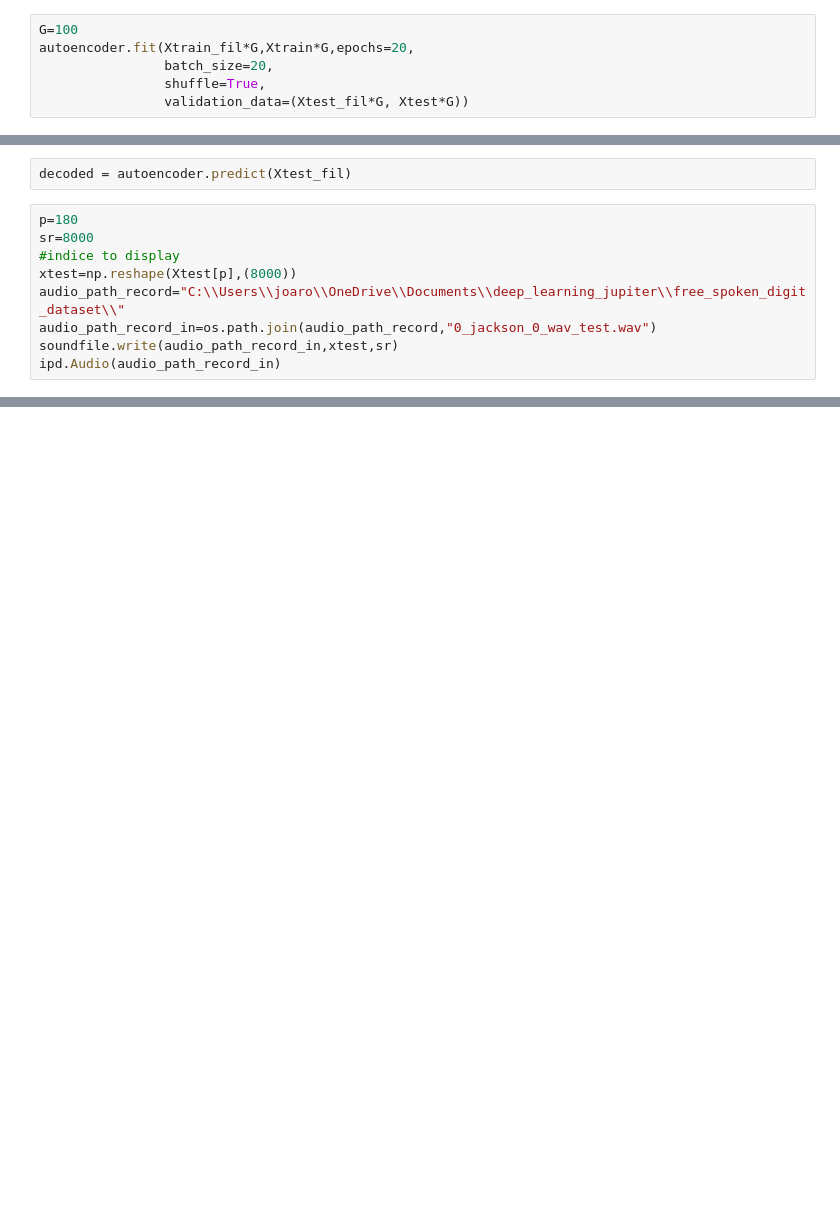
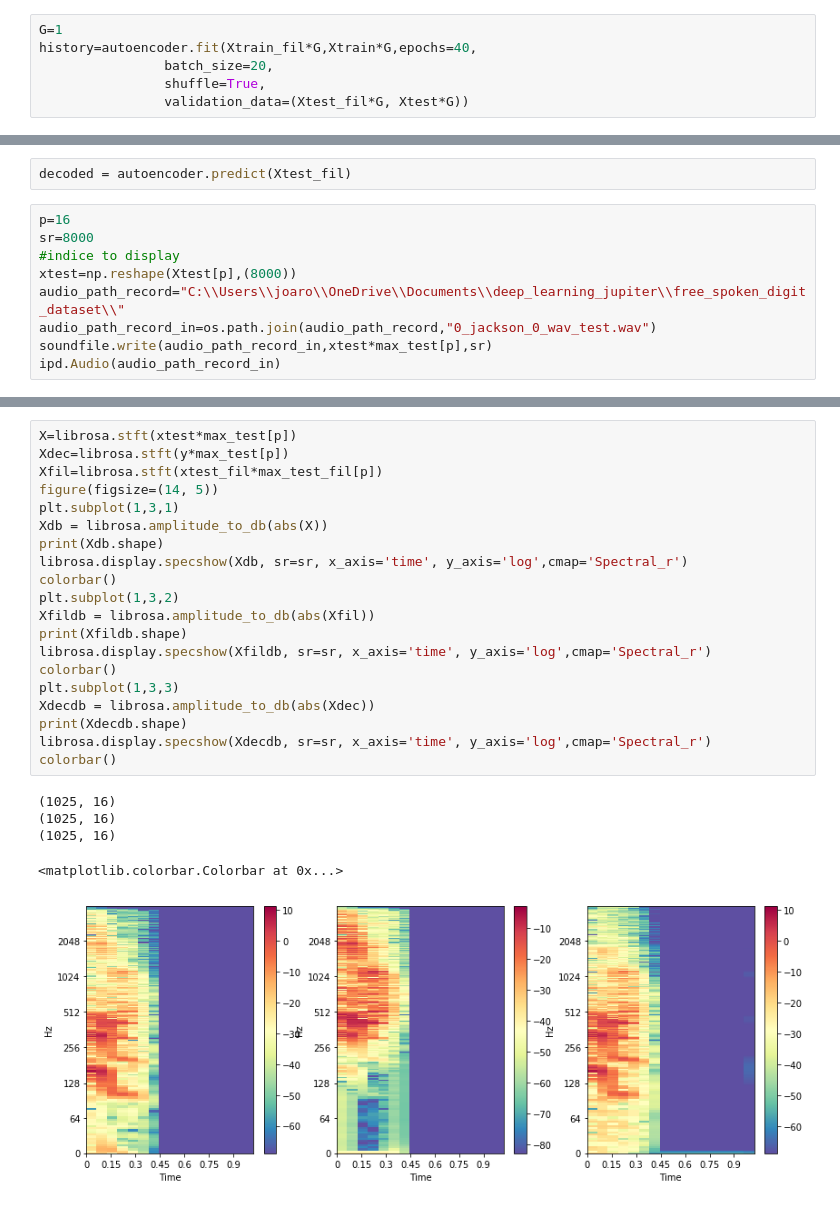
Before and after one commit to JoachimROSSEEL/AudioSuperResolution, a Jupyter notebook: super_resolution_with_wav.ipynb, the cells around one changed output, grey strips where cells are left out. Saved outputs shown, nothing was run; the diff lists cells and outputs as text; blank space fills up the shorter version.

```diff
--- a/super_resolution_with_wav.ipynb
+++ b/super_resolution_with_wav.ipynb
@@ -107,6 +113,6 @@ ________________________________________________________________________________
 # %%
-G=100
-autoencoder.fit(Xtrain_fil*G,Xtrain*G,epochs=20,
+G=1
+history=autoencoder.fit(Xtrain_fil*G,Xtrain*G,epochs=40,
                 batch_size=20,
                 shuffle=True,
                 validation_data=(Xtest_fil*G, Xtest*G))
@@ -132,13 +137,13 @@ Epoch 20/20
 # %%
 decoded = autoencoder.predict(Xtest_fil)
 # %%
-p=180
+p=16
 sr=8000
 #indice to display
 xtest=np.reshape(Xtest[p],(8000))
 audio_path_record="C:\\Users\\joaro\\OneDrive\\Documents\\deep_learning_jupiter\\free_spoken_digit_dataset\\"
 audio_path_record_in=os.path.join(audio_path_record,"0_jackson_0_wav_test.wav")
-soundfile.write(audio_path_record_in,xtest,sr)
+soundfile.write(audio_path_record_in,xtest*max_test[p],sr)
 ipd.Audio(audio_path_record_in)
 # %% [output]
 [interactive output not drawn]
@@ -196,0 +209,26 @@ print(error)
+# %%
+X=librosa.stft(xtest*max_test[p])
+Xdec=librosa.stft(y*max_test[p])
+Xfil=librosa.stft(xtest_fil*max_test_fil[p])
+figure(figsize=(14, 5))
+plt.subplot(1,3,1)
+Xdb = librosa.amplitude_to_db(abs(X))
+print(Xdb.shape)
+librosa.display.specshow(Xdb, sr=sr, x_axis='time', y_axis='log',cmap='Spectral_r')
+colorbar()
+plt.subplot(1,3,2)
+Xfildb = librosa.amplitude_to_db(abs(Xfil))
+print(Xfildb.shape)
+librosa.display.specshow(Xfildb, sr=sr, x_axis='time', y_axis='log',cmap='Spectral_r')
+colorbar()
+plt.subplot(1,3,3)
+Xdecdb = librosa.amplitude_to_db(abs(Xdec))
+print(Xdecdb.shape)
+librosa.display.specshow(Xdecdb, sr=sr, x_axis='time', y_axis='log',cmap='Spectral_r')
+colorbar()
+# %% [output]
+(1025, 16)
+(1025, 16)
+(1025, 16)
+<matplotlib.colorbar.Colorbar at 0x...>
+[figure, added]
```
Also changed, not shown: parts of 13 cells of this notebook.
